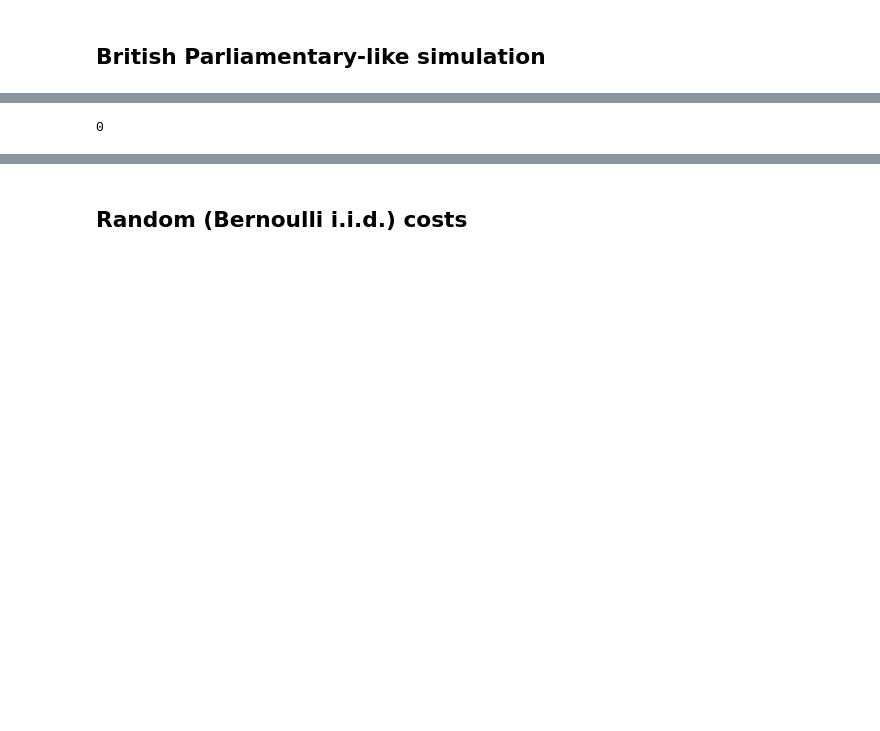
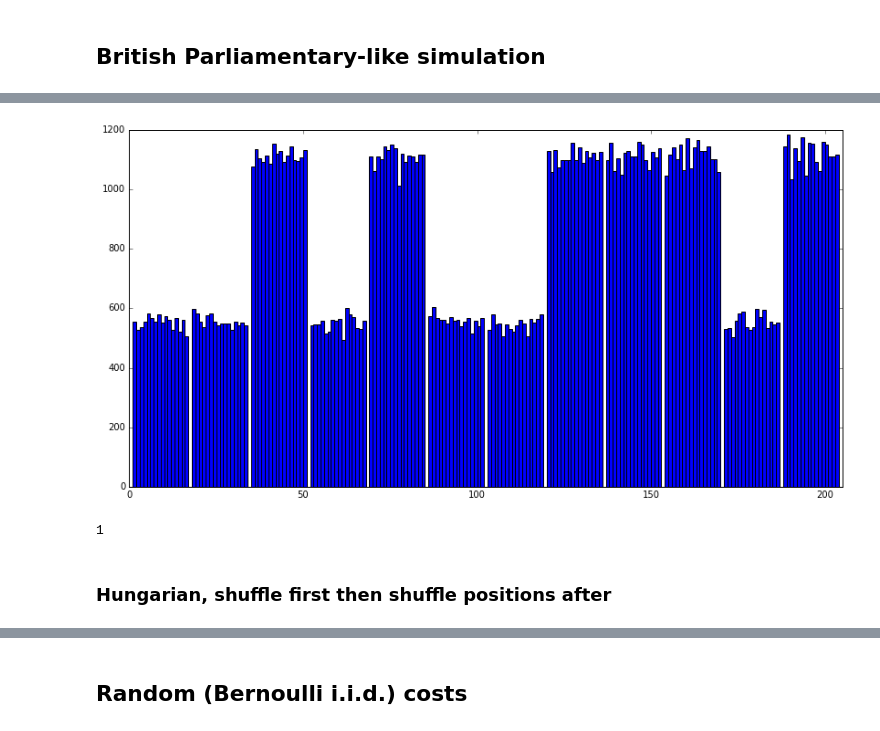
Before and after one commit to czlee/debate-pairing, a Jupyter notebook: hungarian.ipynb, the cells around one changed output, grey strips where cells are left out. Saved outputs shown, nothing was run; the diff lists cells and outputs as text; code cells hidden in the pictures; blank space fills up the shorter version.

```diff
--- a/hungarian.ipynb
+++ b/hungarian.ipynb
@@ -17,9 +17,10 @@ We try this for two situations, both involving an eight-team bracket:
 It doesn't appear that the two methods of randomisation are any different to each other.
 # %%
 import random
+import matplotlib.pyplot as plt
 from collections import Counter
 from munkres import Munkres
-niterations = 16000
+niterations = 160000
 
 # Check if this is the modified randomized version of the Munkres library,
 # available at https://github.com/czlee/munkres/.
@@ -57,6 +58,18 @@ def hungarian_shuffle_during(costs):
     for i, j in indices:
         cols[i] = j
     return cols
+
+def shuffle_hungarian_shuffle_positions(costs):
+    cols = hungarian_shuffle_first(costs)
+    positions = [col % 4 for col in cols]
+    final = [None] * len(cols)
+    for pos in range(4):
+        rows = [i for i, j in enumerate(positions) if j == pos]
+        random.shuffle(rows)
+        for i, row in enumerate(rows):
+            final[row] = 4 * i + pos
+    assert None not in final
+    return final
 
 def total_cost(costs, cols):
     """Computes the total cost according to `costs`, of the chosen columns
@@ -103,5 +116,18 @@ def frequencies_by_position(results):
         frequencies = reduced.setdefault(positions, [])
         frequencies.append(frequency)
     return reduced
+
+def plot_by_group(grouped):
+    grouped_values = [v for k, v in sorted(grouped.items())]
+    grouped_freqs = sum(grouped.values(), [])
+    xpos = []
+    x = 1
+    for group in grouped.values():
+        xpos.extend(range(x, x + len(group)))
+        x += len(group) + 1
+    plt.figure(figsize=(14, 7))
+    plt.bar(xpos, grouped_freqs, width=1)
+    plt.xlim(0, x)
+    plt.show()
 # %% [markdown]
 ## British Parliamentary-like simulation
@@ -119,0 +134,12 @@ costs
+# %%
+# costs = generate_bp_costs(2, 3)
+# Different randomly generated matrices can have very different results;
+# The below matrix is a good illustration of what can happen (in a bad way).
+costs = [[1, 1, 1, 0, 1, 1, 1, 0],
+         [1, 1, 1, 0, 1, 1, 1, 0],
+         [0, 0, 2, 1, 0, 0, 2, 1],
+         [0, 0, 1, 2, 0, 0, 1, 2],
+         [1, 1, 0, 1, 1, 1, 0, 1],
+         [0, 1, 1, 1, 0, 1, 1, 1],
+         [1, 1, 1, 0, 1, 1, 1, 0],
+         [0, 1, 0, 2, 0, 1, 0, 2]]
@@ -160,0 +169,3 @@ frequencies_by_position(results)
+# %%
+grouped = frequencies_by_position(results)
+grouped
@@ -161,4 +190,10 @@ frequencies_by_position(results)
+# %%
+plot_by_group(grouped)
+# %% [output]
+[figure, added]
 # %%
 verify_costs(costs, results)
 # %% [output]
-0
+1
+# %% [markdown]
+### Hungarian, shuffle first then shuffle positions after
```
Also changed, not shown: parts of 21 cells of this notebook.
